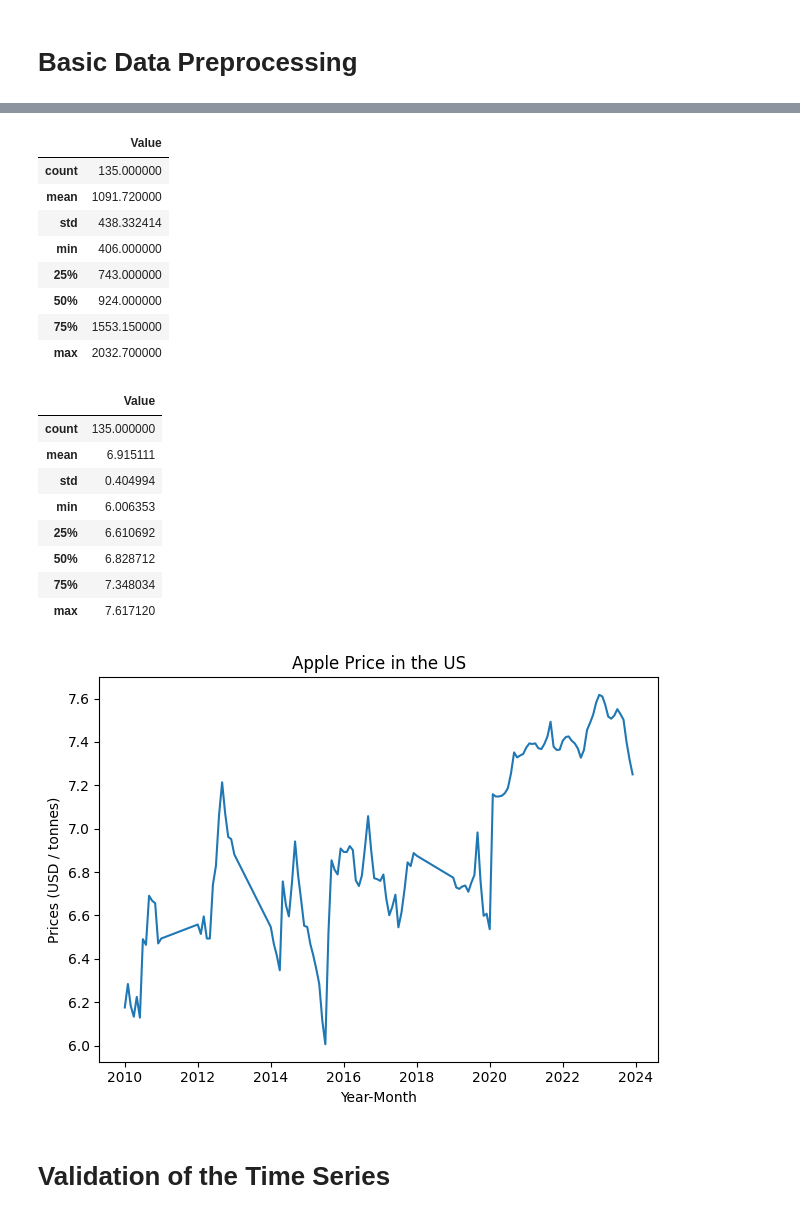
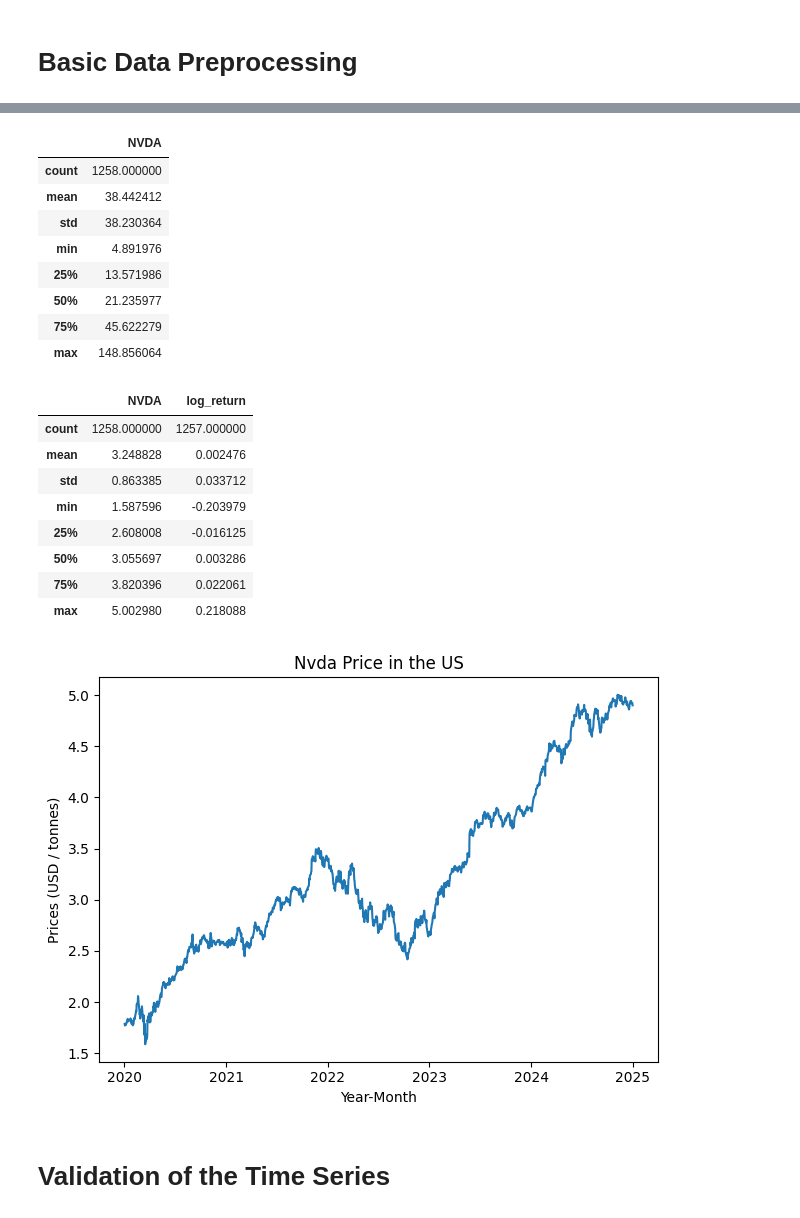
Before and after one commit to vincent-teh/TSA-proj, a Jupyter notebook: main.ipynb, the cells around one changed output, grey strips where cells are left out. Saved outputs shown, nothing was run; the diff lists cells and outputs as text; code cells hidden in the pictures.

```diff
--- a/main.ipynb
+++ b/main.ipynb
@@ -8,6 +25,6 @@ from statsmodels.tsa.stattools import adfuller
 # %% [markdown]
 # Basic Data Preprocessing
 # %%
-raw_df = pd.read_excel("apple.xlsx")
+raw_df = pd.read_csv("nvda_close_2020_2024.csv")
 raw_df.head()
 # %% [output]
@@ -20,9 +37,5 @@ raw_df.head()
 # %%
 # Retain only the necessary columns and rows
-raw_df['Year'] = raw_df['Year'].astype(str)
-raw_df['Months'] = raw_df['Months'].astype(str)
-raw_df['Date'] = pd.to_datetime(raw_df['Year'] + '-' + raw_df['Months'], format='%Y-%B', errors='coerce')
-reshaped_df = raw_df[['Date', 'Value']]
-apple_df_raw = reshaped_df.set_index('Date')[['Value']]
-apple_df_raw.head()
+Nvda_df_raw = raw_df.set_index('Date')[['NVDA']]
+Nvda_df_raw.head()
 # %% [output]
@@ -46,38 +59,40 @@ plt.show()
 # %%
 # Information regarding the time series
-apple_df_raw.describe()
+Nvda_df_raw.describe()
 # %% [output]
-|  | Value |
-| count | 135.000000 |
-| mean | 1091.720000 |
-| std | 438.332414 |
-| min | 406.000000 |
-| 25% | 743.000000 |
-| 50% | 924.000000 |
-| 75% | 1553.150000 |
-| max | 2032.700000 |
+|  | NVDA |
+| count | 1258.000000 |
+| mean | 38.442412 |
+| std | 38.230364 |
+| min | 4.891976 |
+| 25% | 13.571986 |
+| 50% | 21.235977 |
+| 75% | 45.622279 |
+| max | 148.856064 |
 # %%
-apple_df = apple_df_raw
-apple_df["Value"] = np.log(apple_df_raw["Value"])
-apple_df.describe()
+
+Nvda_df = Nvda_df_raw
+Nvda_df["NVDA"] = np.log(Nvda_df_raw["NVDA"])
+Nvda_df["log_return"]=Nvda_df["NVDA"].diff()
+Nvda_df.describe()
 # %% [output]
-|  | Value |
-| count | 135.000000 |
-| mean | 6.915111 |
-| std | 0.404994 |
-| min | 6.006353 |
-| 25% | 6.610692 |
-| 50% | 6.828712 |
-| 75% | 7.348034 |
-| max | 7.617120 |
+|  | NVDA | log_return |
+| count | 1258.000000 | 1257.000000 |
+| mean | 3.248828 | 0.002476 |
+| std | 0.863385 | 0.033712 |
+| min | 1.587596 | -0.203979 |
+| 25% | 2.608008 | -0.016125 |
+| 50% | 3.055697 | 0.003286 |
+| 75% | 3.820396 | 0.022061 |
+| max | 5.002980 | 0.218088 |
 # %%
-plt.plot(apple_df)
+plt.plot(Nvda_df["NVDA"])
 plt.xlabel("Year-Month")
 plt.ylabel("Prices (USD / tonnes)")
-plt.title("Apple Price in the US")
+plt.title("Nvda Price in the US")
 plt.tight_layout()
 plt.show()
 # %% [output]
-[figure, old version]
+[figure, new version]
 # %% [markdown]
 # Validation of the Time Series
```
Also changed, not shown: parts of 22 cells of this notebook, 1 other file.
